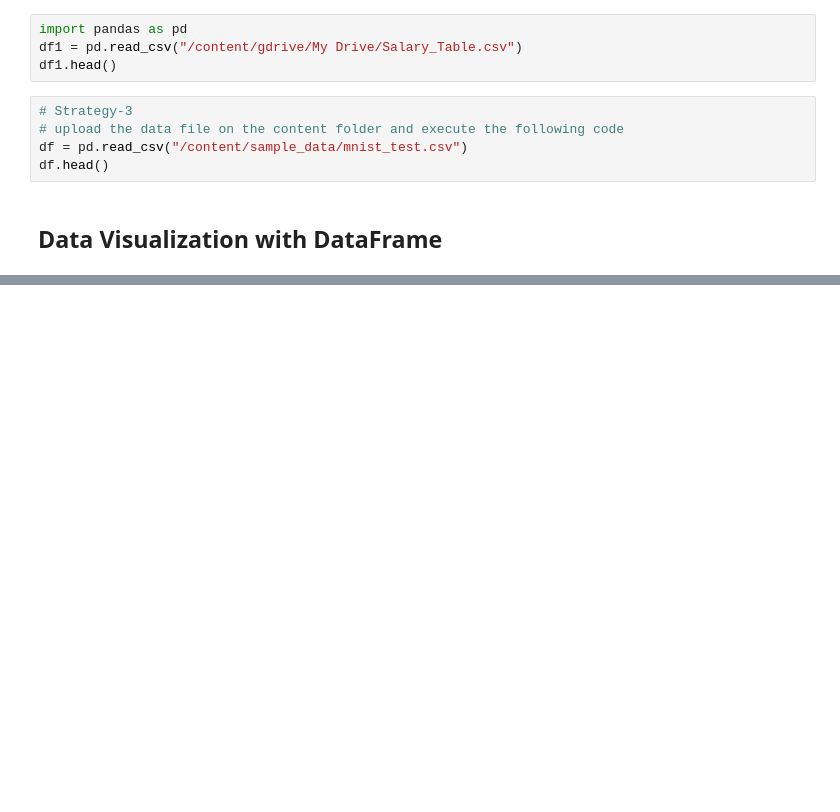
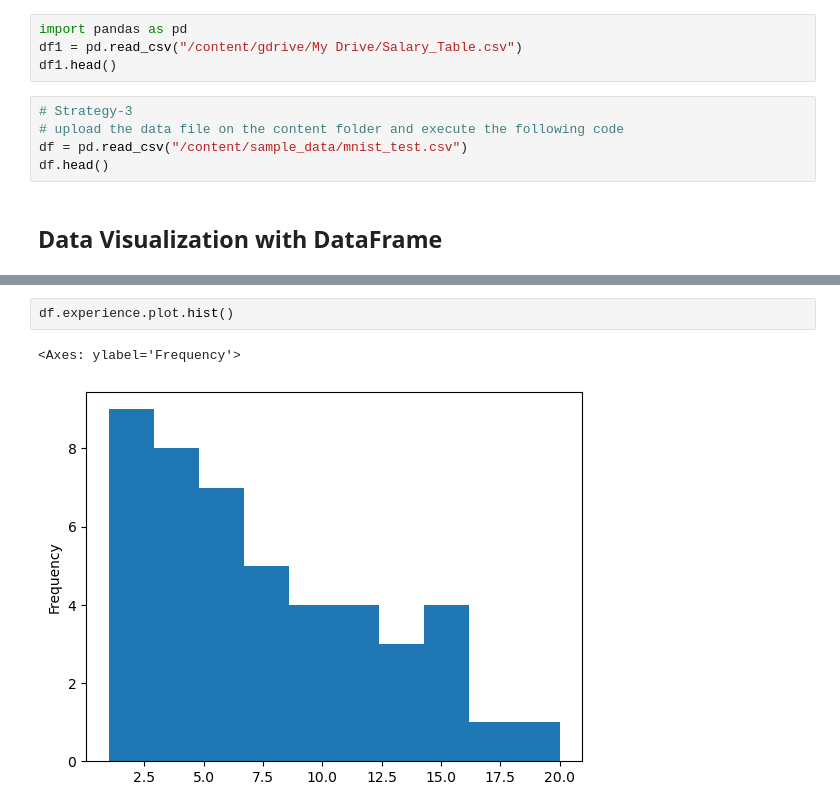
Before and after one commit to toarnabtrainer/AEC_ML_Batch_2_August_2026, a Jupyter notebook: Pandas.ipynb, the cells around one changed output, grey strips where cells are left out. Drawn from its saved outputs; the diff is of its cells as text; blank space fills up the shorter version.

```diff
--- a/Pandas.ipynb
+++ b/Pandas.ipynb
@@ -1402,0 +1559,5 @@ df.head()
+# %%
+df.experience.plot.hist()
+# %% [output]
+<Axes: ylabel='Frequency'>
+[figure, added]
```
Also changed, not shown: parts of 21 cells of this notebook.
